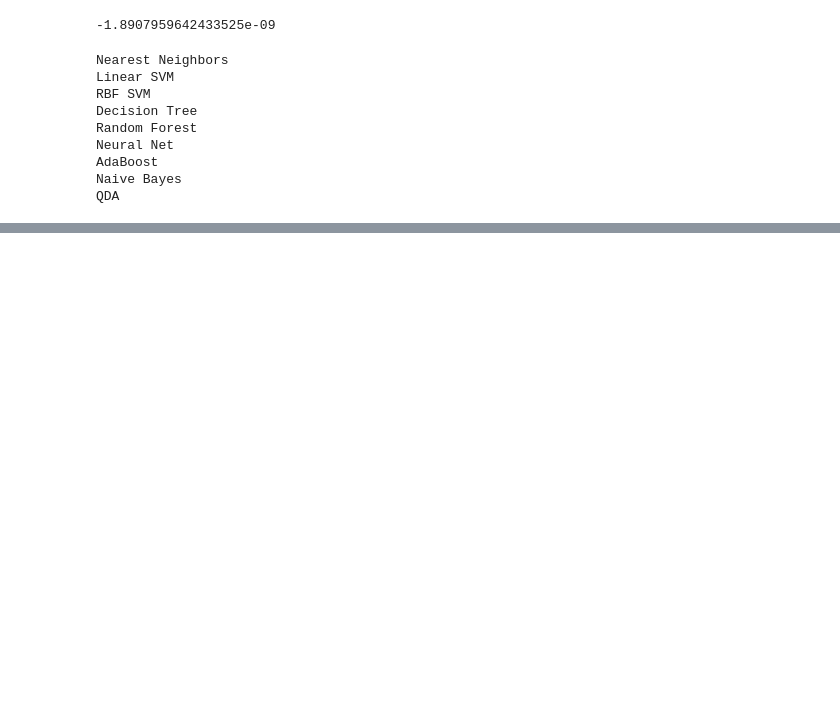
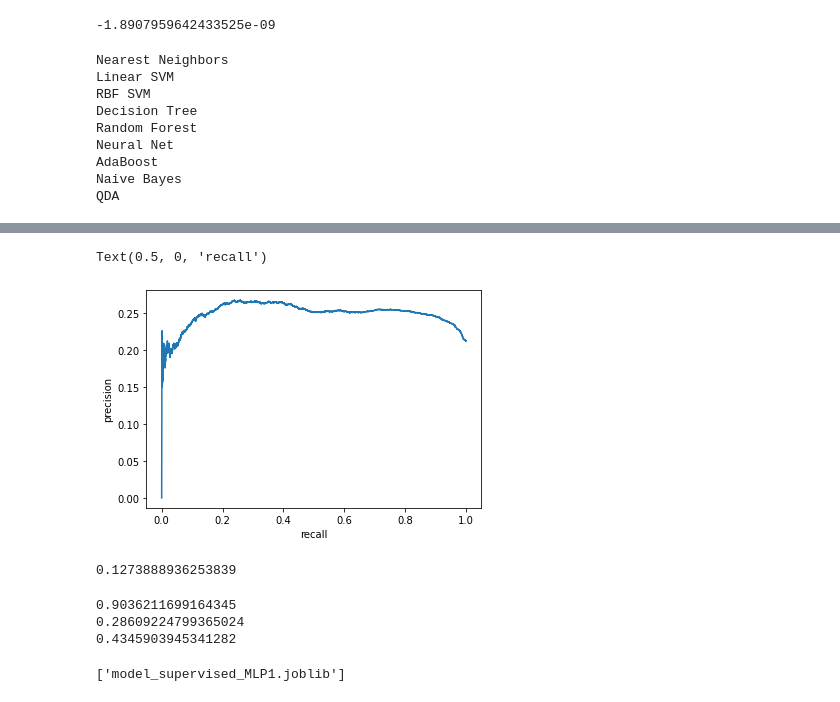
Before and after one commit to michabrz/DealMatch, a Jupyter notebook: notebooks/first_iteration_test_2.ipynb, the cells around one changed output, grey strips where cells are left out. Saved outputs shown, nothing was run; the diff lists cells and outputs as text; code cells hidden in the pictures; blank space fills up the shorter version.

```diff
--- a/notebooks/first_iteration_test_2.ipynb
+++ b/notebooks/first_iteration_test_2.ipynb
@@ -691,0 +803,24 @@ a
+# %%
+X_cop = X.copy()
+y_cop = y.copy()
+# %%
+df_cop = df.copy()
+# %%
+from sklearn.linear_model import LogisticRegression
+from sklearn.model_selection import cross_val_predict
+from sklearn.metrics import precision_recall_curve
+import matplotlib.pyplot as plt
+
+model = MLPClassifier(alpha=1, max_iter=1000)
+
+# Predict class probabilties
+df_cop['prob_lost'], df_cop['prob_match'] = cross_val_predict(
+    model, X_cop, y_cop, cv=5, method='predict_proba').T
+
+# precision recall data
+precision, recall, threshold = precision_recall_curve(
+    y_cop, df_cop['prob_match'])
+
+print(f'precision- {precision[:5]}')
+print(f'recall- {recall[:5]}')
+print(f'threshold- {threshold[:5]}')
@@ -691,0 +831,7 @@ a
+# %%
+scores = pd.DataFrame({
+    'threshold': threshold,
+    'precision': precision[:-1],
+    'recall': recall[:-1]
+})  # Store in dataframe
+scores.head()
@@ -691,0 +845,43 @@ a
+# %%
+plt.plot(scores['recall'], scores['precision'])
+plt.ylabel('precision')
+plt.xlabel('recall')
+# %% [output]
+Text(0.5, 0, 'recall')
+[figure, added]
+# %%
+scores[scores['recall'] >= 0.8].threshold.max()
+# %% [output]
+0.1273888936253839
+# %%
+from sklearn.metrics import accuracy_score, precision_score, recall_score, f1_score
+
+model = MLPClassifier(alpha=1, max_iter=1000)
+model.fit(X_cop, y_cop)
+
+
+def custom_predict(X, custom_threshold):
+    probs = model.predict_proba(
+        X)  # Get likelihood of each sample being classified as 0 or 1
+    expensive_probs = probs[:, 1]  # Only keep expensive likelihoods (1)
+    return (expensive_probs > custom_threshold).astype(
+        int)  # Boolean outcome converted to 0 or 1
+
+
+updated_preds = custom_predict(
+    X=X_cop, custom_threshold=0.1273888936253839)  # Update predictions
+
+print(recall_score(y_cop, updated_preds))  # Rerun recall
+print(precision_score(y_cop,
+                      updated_preds))  # Rerun precision
+print(f1_score(y_cop, updated_preds))  # Rerun f1
+# %% [output]
+0.9036211699164345
+0.28609224799365024
+0.4345903945341282
+# %%
+import joblib
+
+joblib.dump(model, 'model_supervised_MLP1.joblib')
+# %% [output]
+['model_supervised_MLP1.joblib']
```
Also changed, not shown: parts of 20 cells of this notebook, 7 other files.
